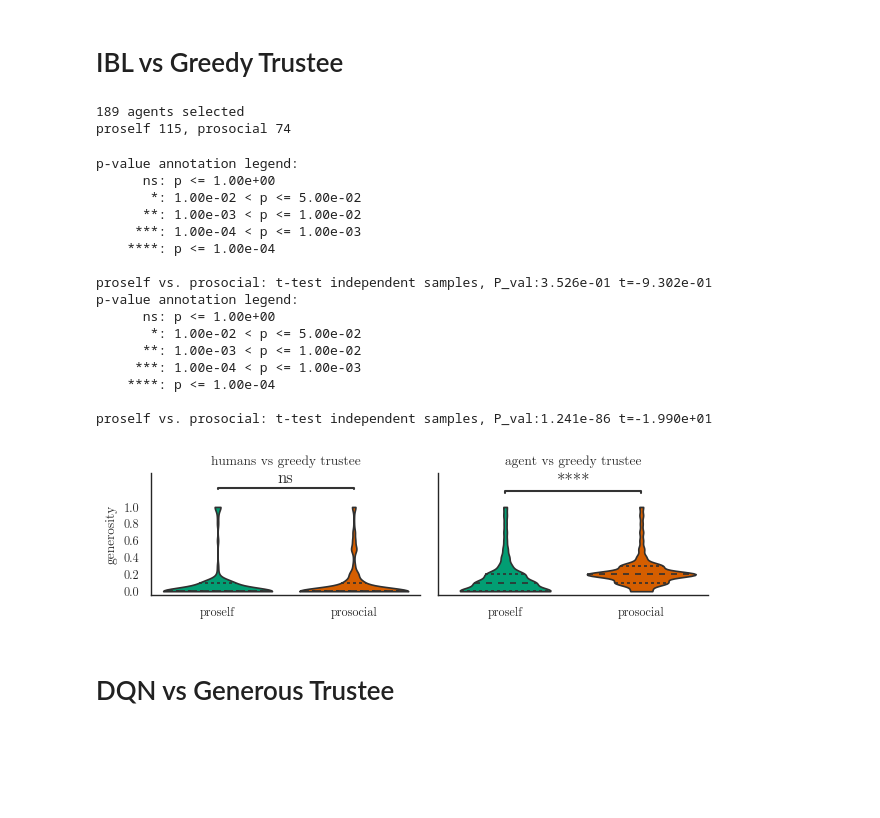
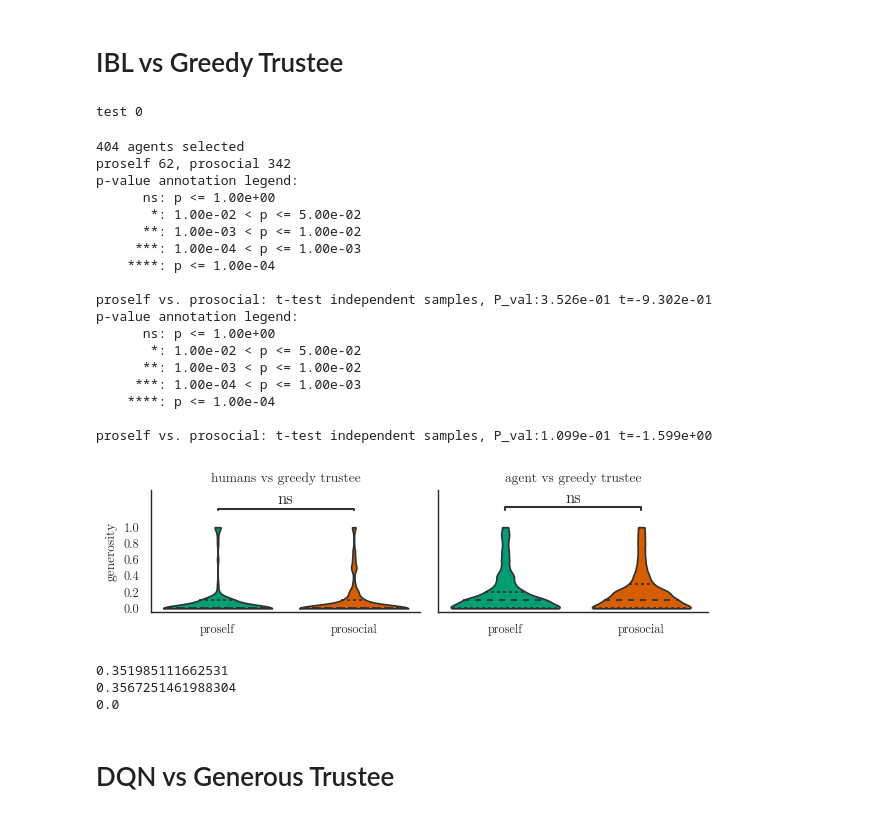
Before and after one commit to psipeter/social-value-orientation, a Jupyter notebook: agent_populations.ipynb, the cells around one changed output. Cells and saved outputs as stored; diff of their text form; code cells hidden in the pictures; blank space fills up the shorter version.

```diff
--- a/agent_populations.ipynb
+++ b/agent_populations.ipynb
@@ -285,31 +170,47 @@ data = pd.concat(dfs, ignore_index=True)
+# %%
+f = open('fixed_space_pop.json')
+params = json.load(f)
+params2 = {
+    "popSeed": 9,
+    "tau": 1.6,
+    "decay": 0.34,
+    "sigma": 0.5700000000000001,
+    "thrA": -0.79,
+    "gamma": 0.15
+}
+args = params | params2
+agents = makePopulation(args)
+IDs = [agent.ID for agent in agents]
+player = args['player']
+player2 = 'investor' if player=='trustee' else 'trustee'
+opponent = args['opponent']
+emp = pd.read_pickle("data/human_data_cleaned.pkl").query('player==@player & opponent==@opponent')
+# %%
+data = rerun(agents, args)
+# %% [output]
+test 0
 # %%
 pop, selected = selectLearners(agents, data)
 sim, nProself, nProsocial = addLabel(pop, selected, args)
 print(f"proself {nProself}, prosocial {nProsocial}")
-sim.to_pickle(f"data/{params['architecture']}_vs_greedy_trustee_violin.pkl")
+tTestAndPlot(emp, sim, args, 'generosity')
 # %% [output]
-189 agents selected
-proself 115, prosocial 74
+404 agents selected
+proself 62, prosocial 342
+p-value annotation legend:
+      ns: p <= 1.00e+00
+       *: 1.00e-02 < p <= 5.00e-02
+      **: 1.00e-03 < p <= 1.00e-02
+     ***: 1.00e-04 < p <= 1.00e-03
+    ****: p <= 1.00e-04
+
+proself vs. prosocial: t-test independent samples, P_val:3.526e-01 t=-9.302e-01
+p-value annotation legend:
+      ns: p <= 1.00e+00
+       *: 1.00e-02 < p <= 5.00e-02
+      **: 1.00e-03 < p <= 1.00e-02
+     ***: 1.00e-04 < p <= 1.00e-03
+    ****: p <= 1.00e-04
+
+proself vs. prosocial: t-test independent samples, P_val:1.099e-01 t=-1.599e+00
+[figure, added]
-# %%
-player = args['player']
-opponent = args['opponent']
-emp = pd.read_pickle("data/human_data_cleaned.pkl").query('player==@player & opponent==@opponent')
-tTestAndPlot(emp, sim, args, 'generosity')
-# %% [output]
-p-value annotation legend:
-      ns: p <= 1.00e+00
-       *: 1.00e-02 < p <= 5.00e-02
-      **: 1.00e-03 < p <= 1.00e-02
-     ***: 1.00e-04 < p <= 1.00e-03
-    ****: p <= 1.00e-04
-
-proself vs. prosocial: t-test independent samples, P_val:3.526e-01 t=-9.302e-01
-p-value annotation legend:
-      ns: p <= 1.00e+00
-       *: 1.00e-02 < p <= 5.00e-02
-      **: 1.00e-03 < p <= 1.00e-02
-     ***: 1.00e-04 < p <= 1.00e-03
-    ****: p <= 1.00e-04
-
-proself vs. prosocial: t-test independent samples, P_val:1.241e-86 t=-1.990e+01
-[figure, removed]
@@ -317,0 +217,11 @@ generalizePlot(pop, sim, args)
+# %%
+overlapProself = overlap(emp.query("orientation=='proself'"), sim.query("orientation=='proself'"), args)
+overlapProsocial = overlap(emp.query("orientation=='prosocial'"), sim.query("orientation=='prosocial'"), args)
+penalty = 1 - overlap(sim.query("orientation=='proself'"), sim.query("orientation=='prosocial'"), args)
+print(overlapProself)
+print(overlapProsocial)
+print(args['penalizeSimilarity']*penalty)
+# %% [output]
+0.351985111662531
+0.3567251461988304
+0.0
```
Also changed, not shown: parts of 37 cells of this notebook, 7 other files.
